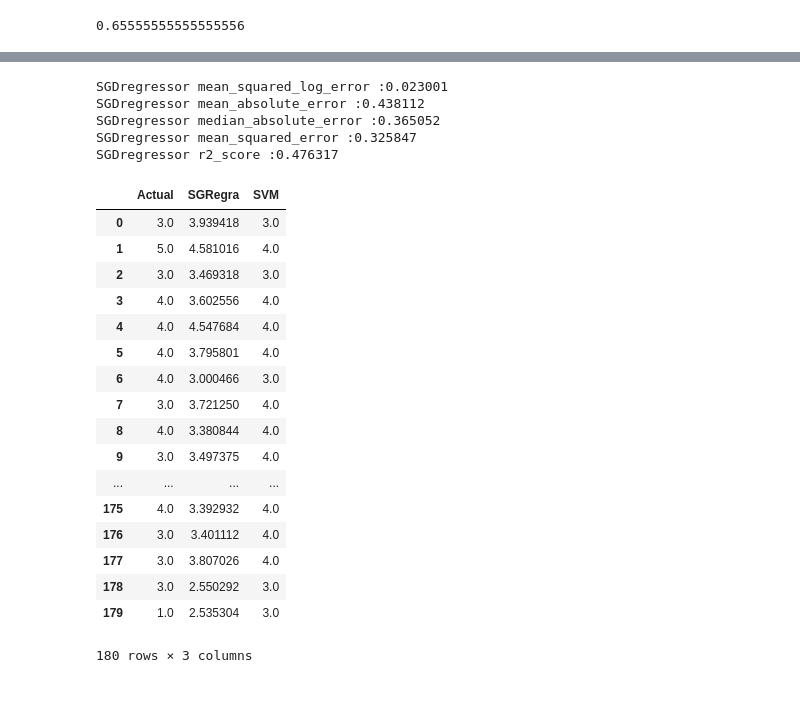
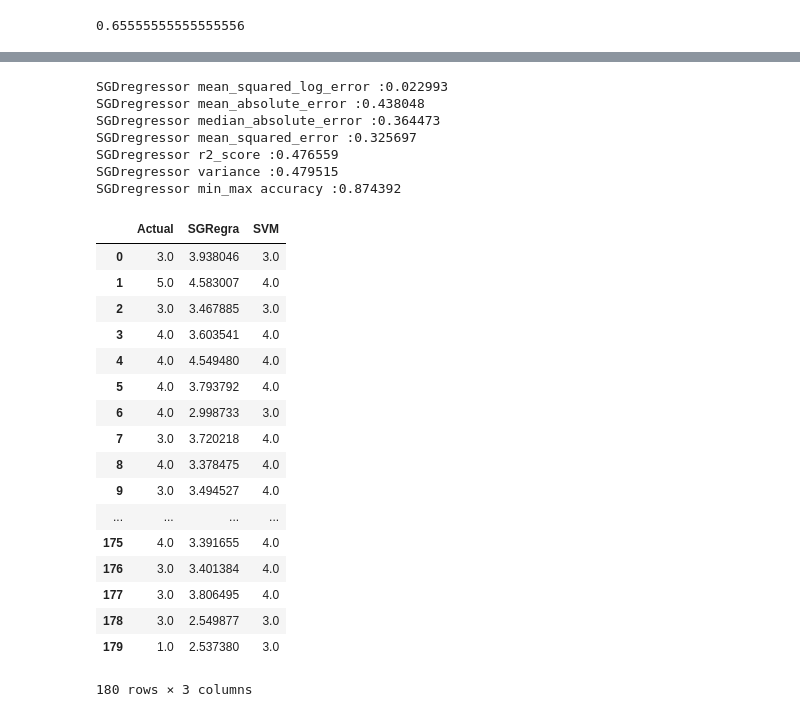
Before and after one commit to hosainn/Final_project_report, a Jupyter notebook: Final_report.ipynb, the cells around one changed output, grey strips where cells are left out. Cells and saved outputs as stored; diff of their text form; code cells hidden in the pictures.

```diff
--- a/Final_report.ipynb
+++ b/Final_report.ipynb
@@ -121,32 +145,36 @@ print( 'SGDregressor mean_absolute_error :%f'%mean_absolute_error(test_y,sgmodel
 print( 'SGDregressor median_absolute_error :%f' % median_absolute_error(test_y,sgmodel.predict(test_x)))
 print('SGDregressor mean_squared_error :%f' % mean_squared_error(test_y,sgmodel.predict(test_x)))
 print( 'SGDregressor r2_score :%f' % r2_score(test_y,sgmodel.predict(test_x)))
+print( 'SGDregressor variance :%f' % explained_variance_score(test_y,sgmodel.predict(test_x)))
+print('SGDregressor min_max accuracy :%f' % min_max(actual_ac,sgmodel.predict(test_x)))
 # %% [output]
-SGDregressor mean_squared_log_error :0.023001
-SGDregressor mean_absolute_error :0.438112
-SGDregressor median_absolute_error :0.365052
-SGDregressor mean_squared_error :0.325847
-SGDregressor r2_score :0.476317
+SGDregressor mean_squared_log_error :0.022993
+SGDregressor mean_absolute_error :0.438048
+SGDregressor median_absolute_error :0.364473
+SGDregressor mean_squared_error :0.325697
+SGDregressor r2_score :0.476559
+SGDregressor variance :0.479515
+SGDregressor min_max accuracy :0.874392
 # %%
-pd.DataFrame({'Actual':test_y.tolist(),'SVM':model.predict(test_x).tolist(),'SGRegra':sgmodel.predict(test_x).tolist()})
+#pd.DataFrame({'Actual':test_y.tolist(),'SVM':model.predict(test_x).tolist(),'SGRegra':sgmodel.predict(test_x).tolist()})
 # %% [output]
 |  | Actual | SGRegra | SVM |
-| 0 | 3.0 | 3.939418 | 3.0 |
-| 1 | 5.0 | 4.581016 | 4.0 |
-| 2 | 3.0 | 3.469318 | 3.0 |
-| 3 | 4.0 | 3.602556 | 4.0 |
-| 4 | 4.0 | 4.547684 | 4.0 |
-| 5 | 4.0 | 3.795801 | 4.0 |
-| 6 | 4.0 | 3.000466 | 3.0 |
-| 7 | 3.0 | 3.721250 | 4.0 |
-| 8 | 4.0 | 3.380844 | 4.0 |
-| 9 | 3.0 | 3.497375 | 4.0 |
+| 0 | 3.0 | 3.938046 | 3.0 |
+| 1 | 5.0 | 4.583007 | 4.0 |
+| 2 | 3.0 | 3.467885 | 3.0 |
+| 3 | 4.0 | 3.603541 | 4.0 |
+| 4 | 4.0 | 4.549480 | 4.0 |
+| 5 | 4.0 | 3.793792 | 4.0 |
+| 6 | 4.0 | 2.998733 | 3.0 |
+| 7 | 3.0 | 3.720218 | 4.0 |
+| 8 | 4.0 | 3.378475 | 4.0 |
+| 9 | 3.0 | 3.494527 | 4.0 |
 | ... | ... | ... | ... |
-| 175 | 4.0 | 3.392932 | 4.0 |
-| 176 | 3.0 | 3.401112 | 4.0 |
-| 177 | 3.0 | 3.807026 | 4.0 |
-| 178 | 3.0 | 2.550292 | 3.0 |
-| 179 | 1.0 | 2.535304 | 3.0 |
+| 175 | 4.0 | 3.391655 | 4.0 |
+| 176 | 3.0 | 3.401384 | 4.0 |
+| 177 | 3.0 | 3.806495 | 4.0 |
+| 178 | 3.0 | 2.549877 | 3.0 |
+| 179 | 1.0 | 2.537380 | 3.0 |
 180 rows × 3 columns
 # %%
 svm_model = model.predict(test_x).tolist()
```
Also changed, not shown: parts of 11 cells of this notebook.
